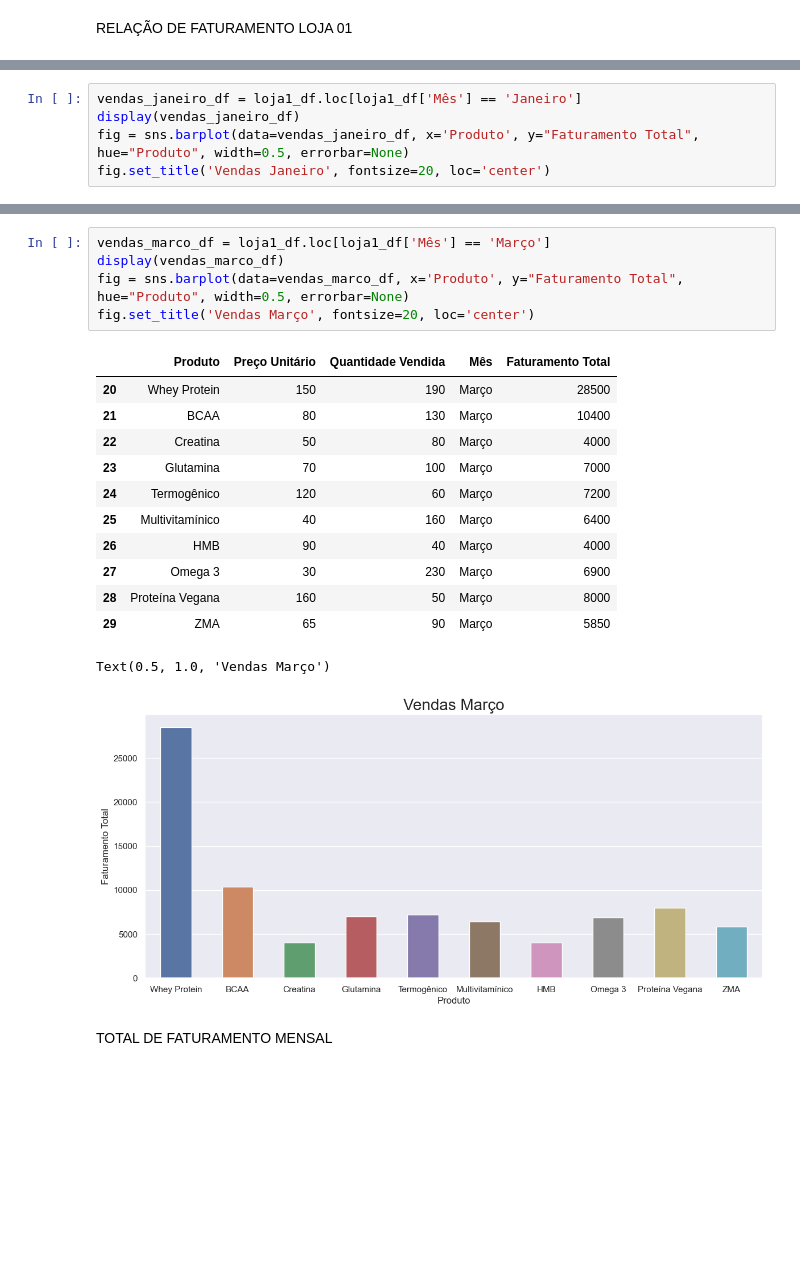
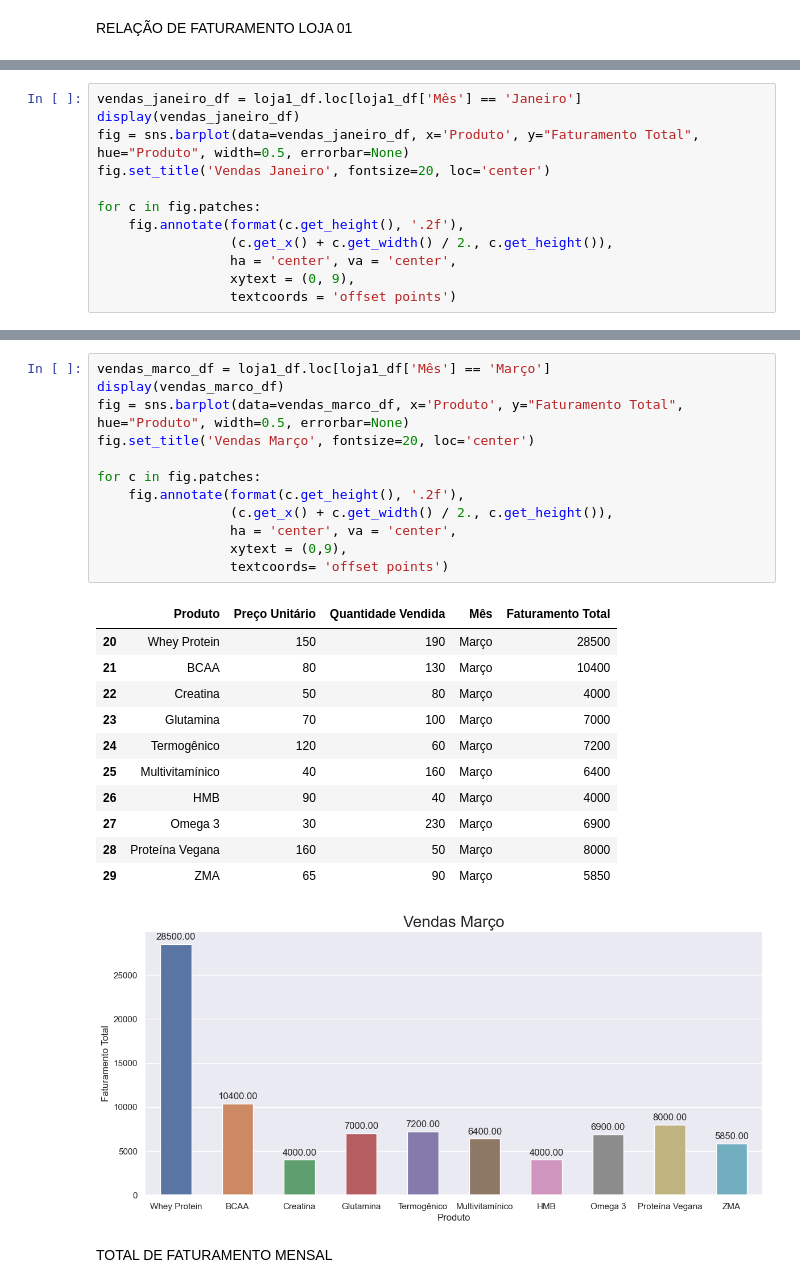
Before and after one commit to jhonatanpaz95/analise-de-dados, a Jupyter notebook: Desafio 1 chatgpt/doc.ipynb, the cells around one changed output, grey strips where cells are left out. Saved outputs shown, nothing was run; the diff lists cells and outputs as text; blank space fills up the shorter version.

```diff
--- a/Desafio 1 chatgpt/doc.ipynb
+++ b/Desafio 1 chatgpt/doc.ipynb
@@ -37,6 +43,13 @@ vendas_janeiro_df = loja1_df.loc[loja1_df['Mês'] == 'Janeiro']
 display(vendas_janeiro_df)
 fig = sns.barplot(data=vendas_janeiro_df, x='Produto', y="Faturamento Total", hue="Produto", width=0.5, errorbar=None)
 fig.set_title('Vendas Janeiro', fontsize=20, loc='center')
+
+for c in fig.patches:
+    fig.annotate(format(c.get_height(), '.2f'),
+                 (c.get_x() + c.get_width() / 2., c.get_height()),
+                 ha = 'center', va = 'center',
+                 xytext = (0, 9),
+                 textcoords = 'offset points')
 # %% [output]
 |  | Produto | Preço Unitário | Quantidade Vendida | Mês | Faturamento Total |
 | 0 | Whey Protein | 150 | 200 | Janeiro | 30000 |
@@ -73,22 +91,28 @@ Text(0.5, 1.0, 'Vendas Fevereiro')
 # %%
 vendas_marco_df = loja1_df.loc[loja1_df['Mês'] == 'Março']
 display(vendas_marco_df)
 fig = sns.barplot(data=vendas_marco_df, x='Produto', y="Faturamento Total", hue="Produto", width=0.5, errorbar=None)
 fig.set_title('Vendas Março', fontsize=20, loc='center')
+
+for c in fig.patches:
+    fig.annotate(format(c.get_height(), '.2f'),
+                 (c.get_x() + c.get_width() / 2., c.get_height()),
+                 ha = 'center', va = 'center',
+                 xytext = (0,9),
+                 textcoords= 'offset points')
 # %% [output]
 |  | Produto | Preço Unitário | Quantidade Vendida | Mês | Faturamento Total |
 | 20 | Whey Protein | 150 | 190 | Março | 28500 |
 | 21 | BCAA | 80 | 130 | Março | 10400 |
 | 22 | Creatina | 50 | 80 | Março | 4000 |
 | 23 | Glutamina | 70 | 100 | Março | 7000 |
 | 24 | Termogênico | 120 | 60 | Março | 7200 |
 | 25 | Multivitamínico | 40 | 160 | Março | 6400 |
 | 26 | HMB | 90 | 40 | Março | 4000 |
 | 27 | Omega 3 | 30 | 230 | Março | 6900 |
 | 28 | Proteína Vegana | 160 | 50 | Março | 8000 |
 | 29 | ZMA | 65 | 90 | Março | 5850 |
-Text(0.5, 1.0, 'Vendas Março')
-[figure, old version]
+[figure, new version]
 # %% [markdown]
 TOTAL DE FATURAMENTO MENSAL
 # %%
```
Also changed, not shown: parts of 4 cells of this notebook.
